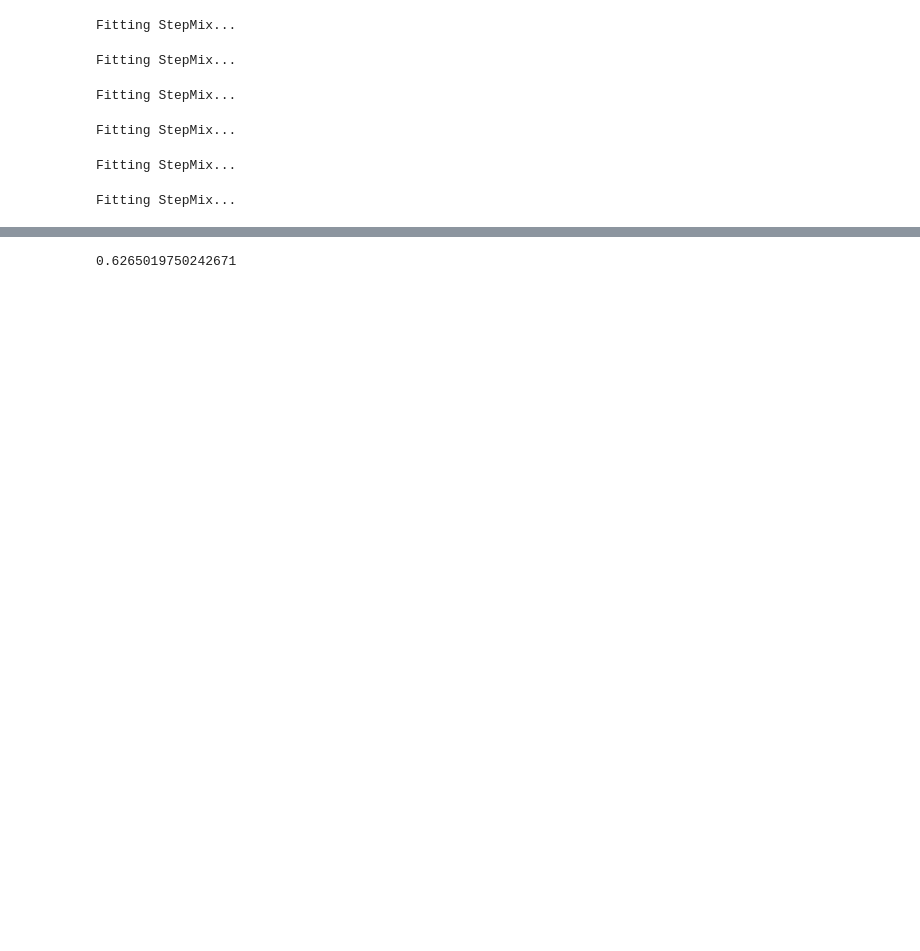
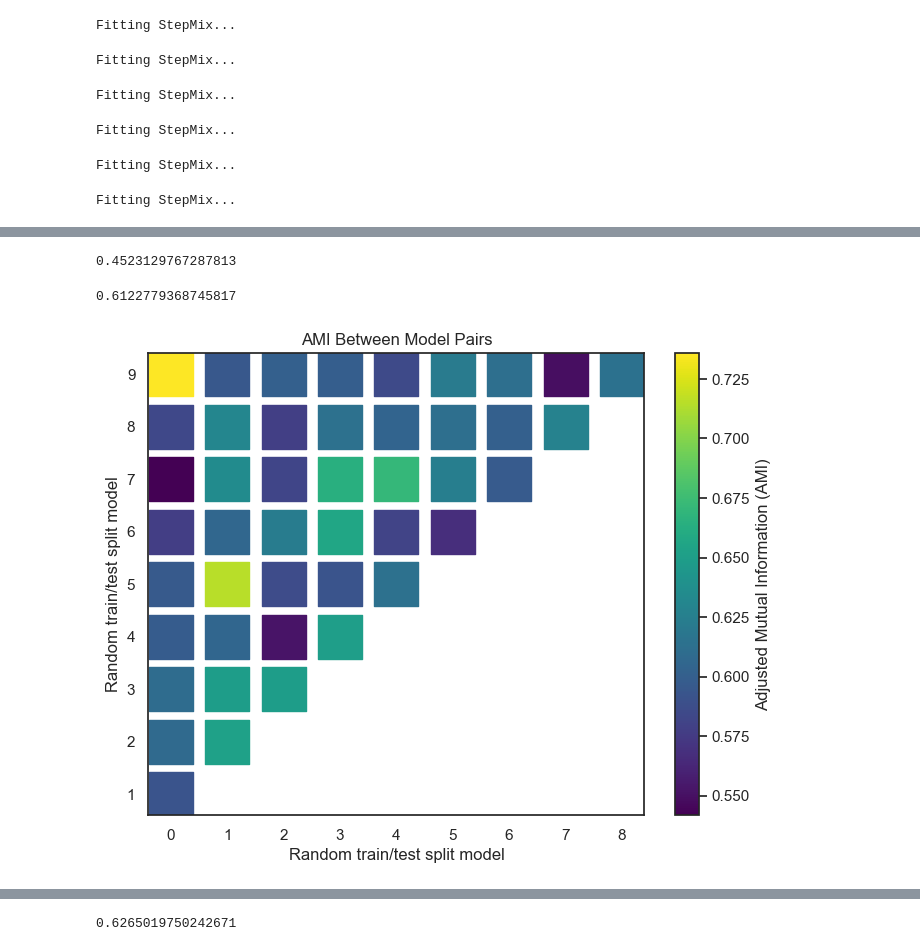
Before and after one commit to leothesouthafrican/PLR, a Jupyter notebook: Tessa/test-consistency-112923.ipynb, the cells around one changed output, grey strips where cells are left out. Cells and saved outputs as stored; diff of their text form; code cells hidden in the pictures; blank space fills up the shorter version.

```diff
--- a/Tessa/test-consistency-112923.ipynb
+++ b/Tessa/test-consistency-112923.ipynb
@@ -52,9 +55,11 @@ AMI(df['cluster'], clust_full['cluster'])
 models = []
 for i in range(10):
     sympdf_train, sympdf_test = train_test_split(sympdf, test_size=0.2, random_state=i)
-    model = StepMix(n_components=13, measurement="binary", verbose=0, random_state=i)
+    model = StepMix(n_components=13, measurement="binary", verbose=0, random_state = 321)
     model.fit(sympdf_train)
     models.append(model)
+
+models_traintest = models
 # %% [output]
 Fitting StepMix...
 Fitting StepMix...
@@ -66,3 +71,22 @@ Fitting StepMix...
 Fitting StepMix...
 Fitting StepMix...
 Fitting StepMix...
+# %%
+
+
+# Initialize an empty list to store ARI and AMI values
+scores_list = []
+
+# Calculate ARI between all pairs of models
+for i, j in combinations(range(10), 2):
+    labels_i = models_traintest[i].predict(sympdf)
+    labels_j = models_traintest[j].predict(sympdf)
+    ari_score = adjusted_rand_score(labels_i, labels_j)
+    ami_score = AMI(labels_i, labels_j)
+    scores_list.append({"Model_1": i, "Model_2": j, "ARI": ari_score, "AMI" : ami_score})
+
+# Create a DataFrame from the list of dictionaries
+scores_df = pd.DataFrame(scores_list)
+
+# Display the DataFrame
+print(scores_df)
@@ -68,0 +111,19 @@ Fitting StepMix...
+# %%
+scores_df['ARI'].mean()
+# %% [output]
+0.4523129767287813
+# %%
+scores_df['AMI'].mean()
+# %% [output]
+0.6122779368745817
+# %%
+plt.figure(figsize=(8, 6))
+plt.scatter(scores_df["Model_1"], scores_df["Model_2"], c=scores_df["AMI"], cmap="viridis", s=1000, marker = "s")
+plt.colorbar(label="Adjusted Mutual Information (AMI)")
+plt.xlabel("Random train/test split model")
+plt.ylabel("Random train/test split model")
+plt.title("AMI Between Model Pairs")
+#plt.show()
+plt.savefig("figs/AMI_model_pairs_traintestsplit.pdf")
+# %% [output]
+[figure, added]
```
Also changed, not shown: parts of 17 cells of this notebook, 16 other files.
